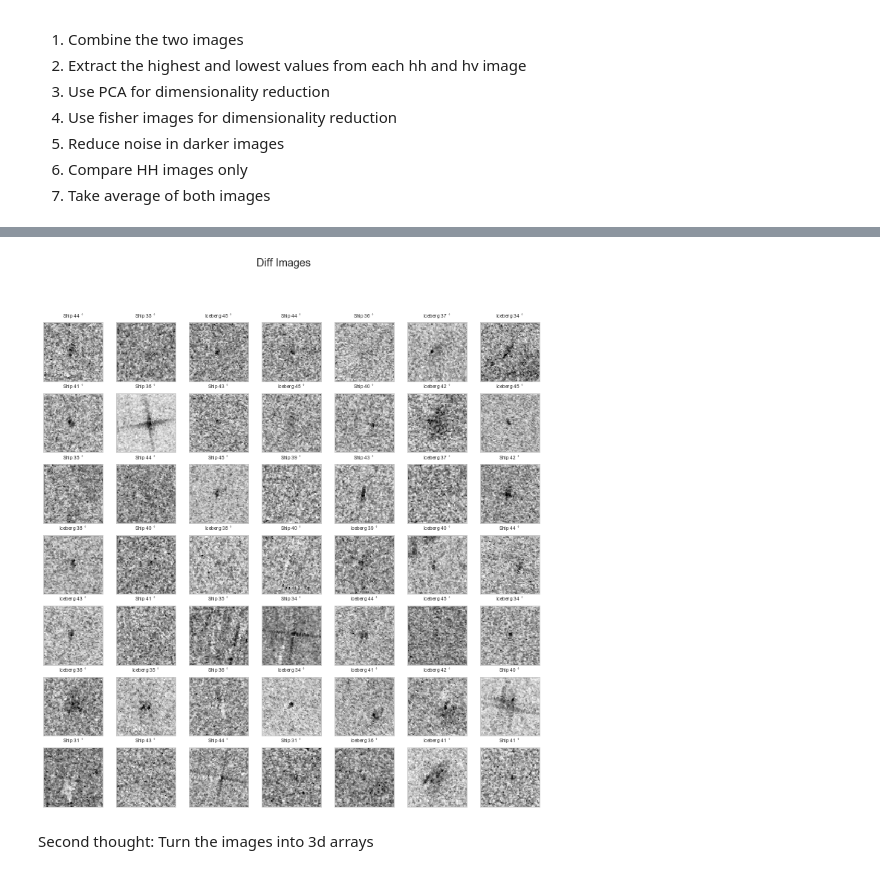
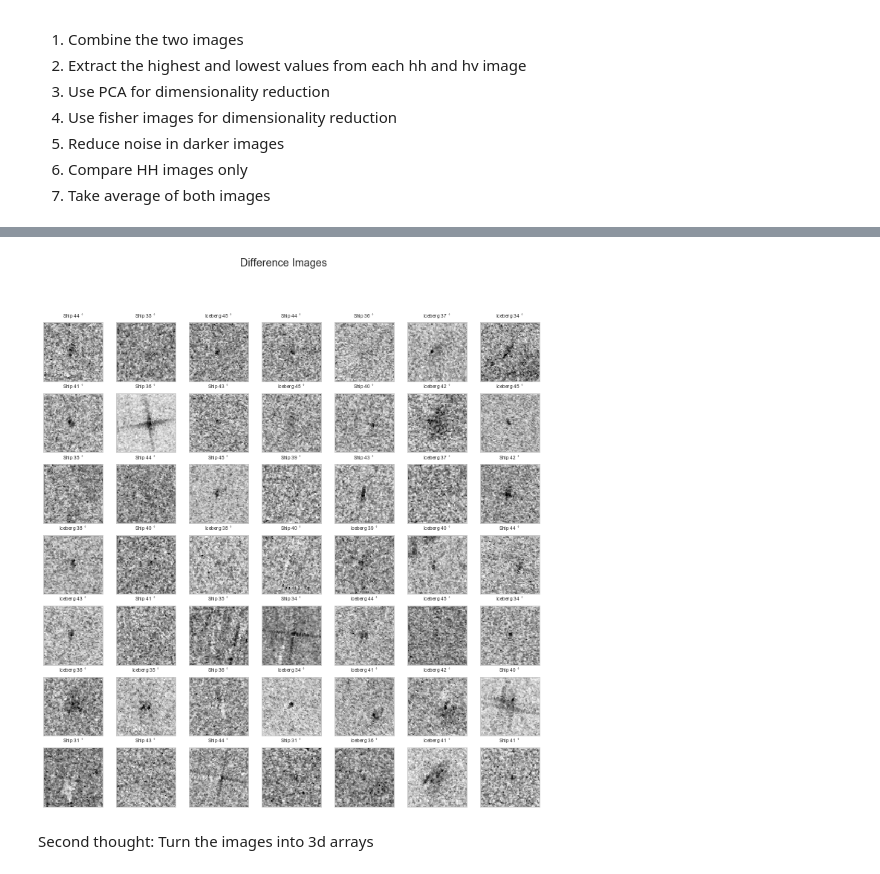
Before and after one commit to cfergusonlee/iceberg_challenge, a Jupyter notebook: exploration.ipynb, the cells around one changed output, grey strips where cells are left out. Saved outputs shown, nothing was run; the diff lists cells and outputs as text; code cells hidden in the pictures.

```diff
--- a/exploration.ipynb
+++ b/exploration.ipynb
@@ -270,9 +274,9 @@ plot_image_grid(band_ave_df, 'Average Images', 7, 7)
 # %%
 band_diff_df = train_df.copy()
 band_diff_df.band_1 = band_diff
-plot_image_grid(band_diff_df, 'Diff Images', 7, 7)
+plot_image_grid(band_diff_df, 'Difference Images', 7, 7)
 # %% [output]
-[figure, old version]
+[figure, new version]
 # %% [markdown]
 Second thought: Turn the images into 3d arrays
 # %% [markdown]
```
Also changed, not shown: parts of 28 cells of this notebook, 2 other files.
